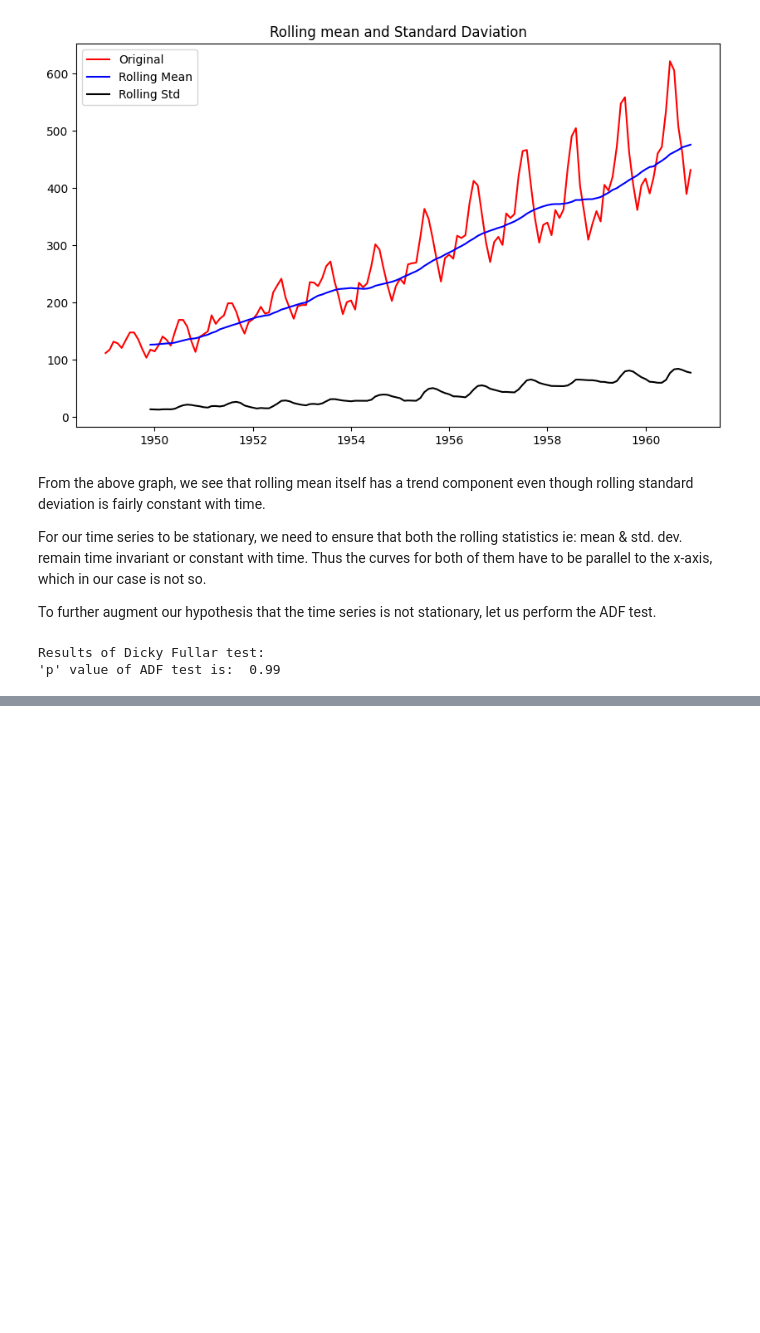
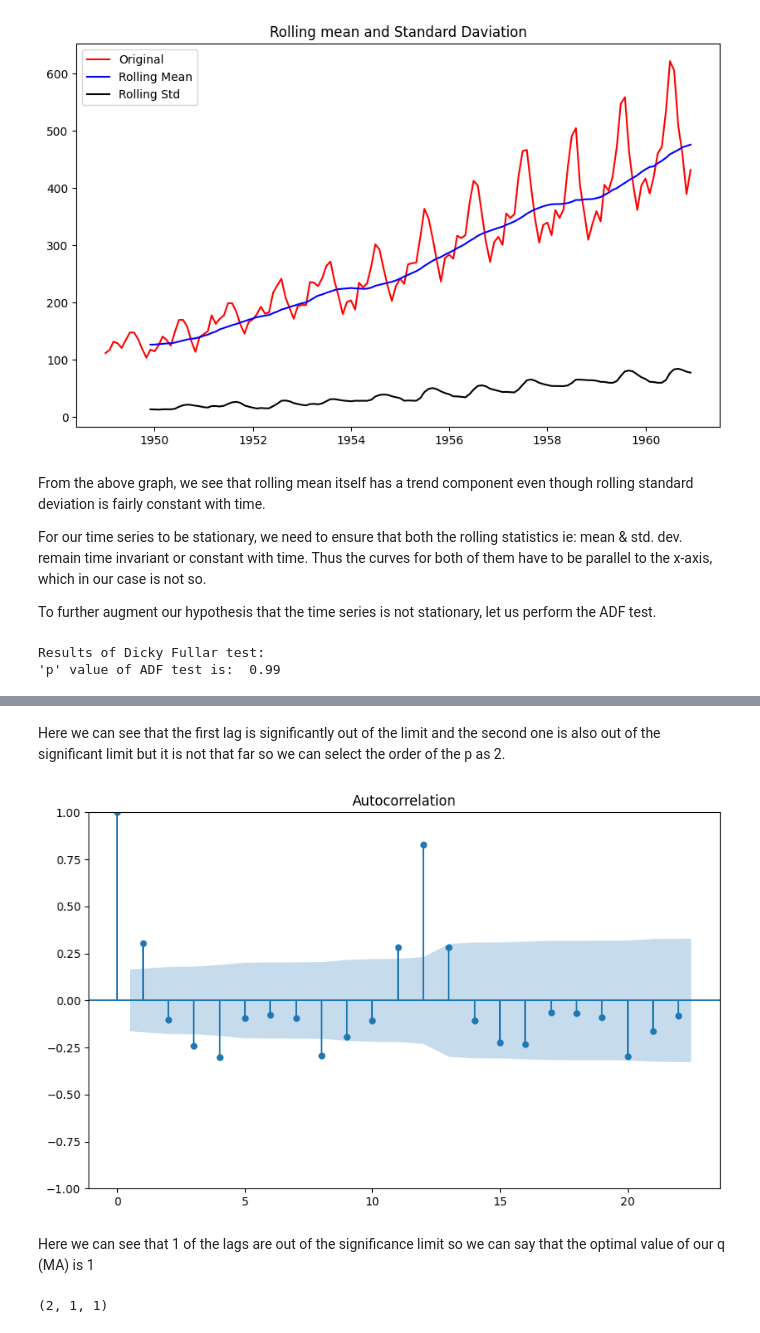
Before and after one commit to prateekkosta/Machine-Learning-Models, a Jupyter notebook: Time_Series_Modeling.ipynb, the cells around one changed output, grey strips where cells are left out. Drawn from its saved outputs; the diff is of its cells as text; code cells hidden in the pictures; blank space fills up the shorter version.

```diff
--- a/Time_Series_Modeling.ipynb
+++ b/Time_Series_Modeling.ipynb
@@ -351,0 +402,8 @@ Results of Dicky Fullar test:
+# %% [markdown]
+Here we can see that the first lag is significantly out of the limit and the second one is also out of the significant limit but it is not that far so we can select the order of the p as 2.
+# %%
+acf= plot_acf(indexedDataset_diff)  #for finding order of MA
+# %% [output]
+[figure, added]
+# %% [markdown]
+Here we can see that 1 of the lags are out of the significance limit so we can say that the optimal value of our q (MA) is 1
@@ -351,0 +414,13 @@ Results of Dicky Fullar test:
+# %%
+#Standard ARIMA Model
+ARIMA_model= pm.auto_arima(data['#Passengers'],
+                           start_p= 1,
+                           d=1,
+                           start_q=1,
+                           test= 'adf', #Using ADF test for finding optimal value of 'd'
+                           max_p= 2, max_q=2, # max values of p and q
+                           seasonal= False #No seasonal componant for Standard ARIMA
+                           )
+ARIMA_model.order
+# %% [output]
+(2, 1, 1)
```
Also changed, not shown: parts of 16 cells of this notebook.
